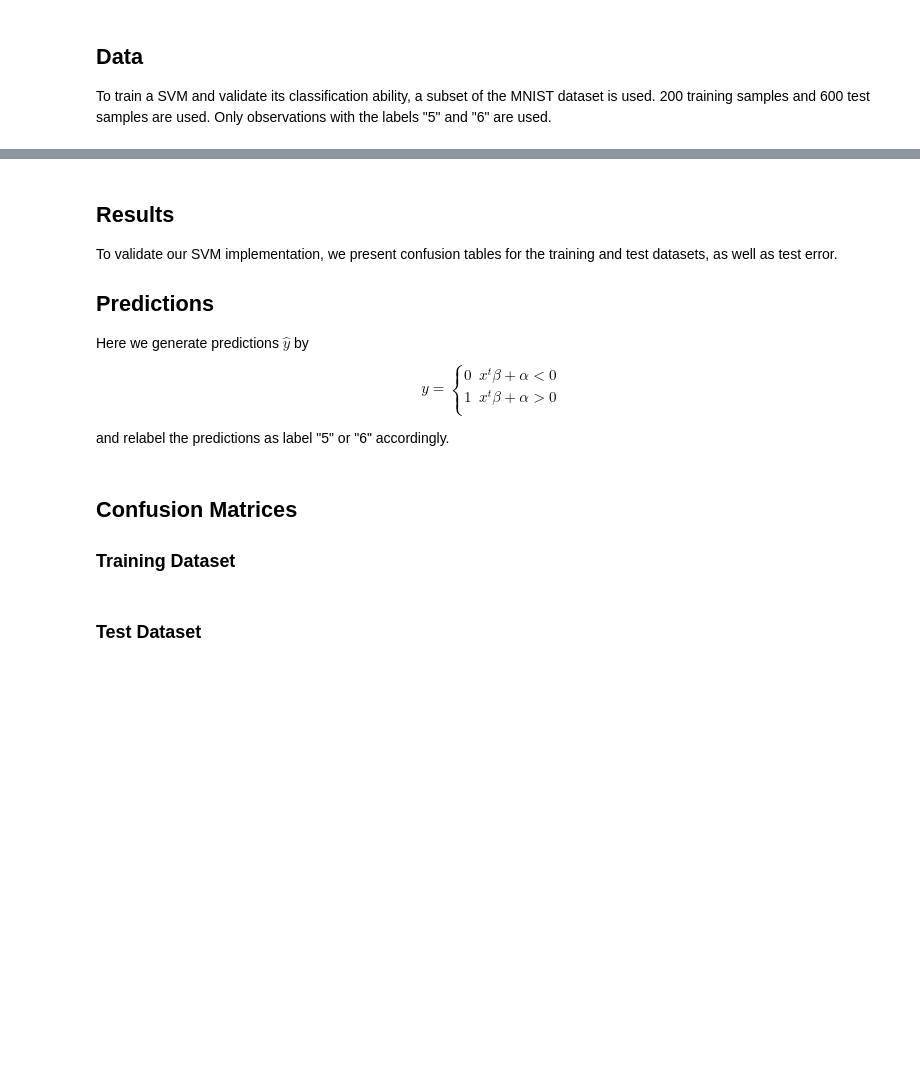
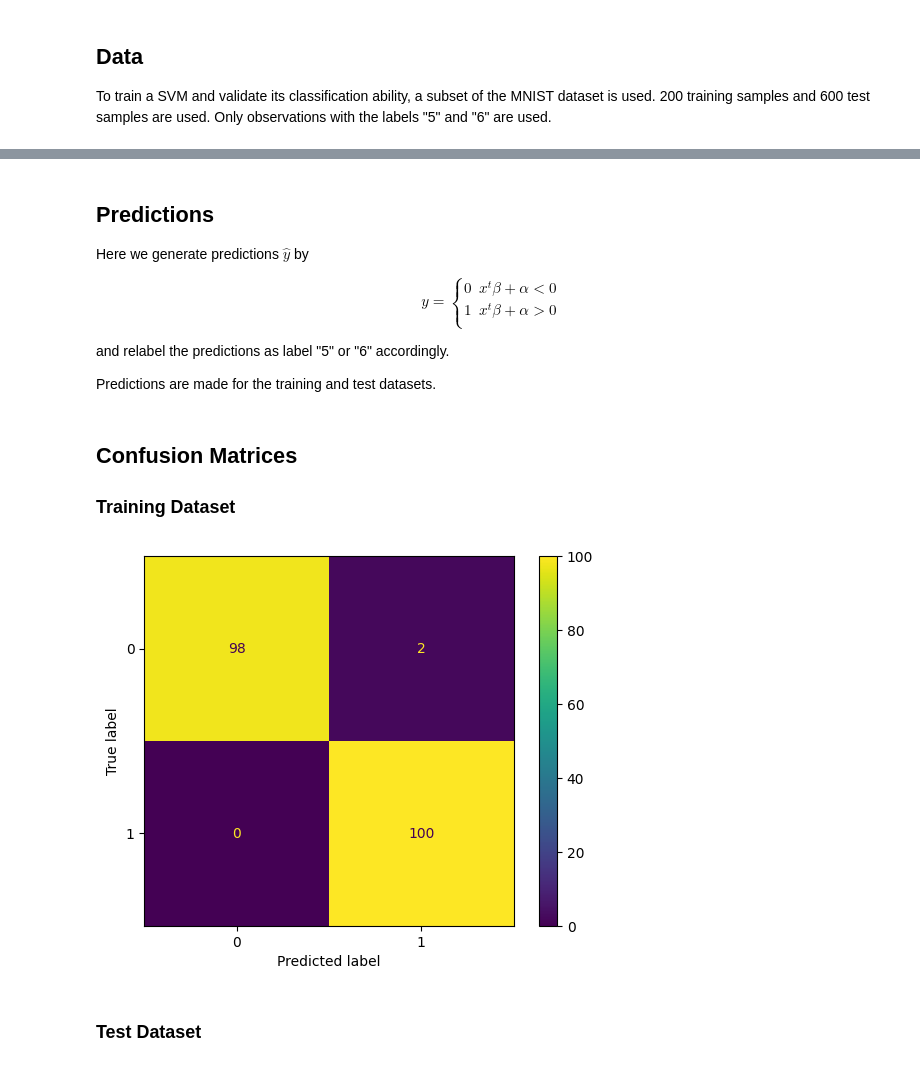
Before and after one commit to RynoXLI/PSL, a Jupyter notebook: code5/code5.ipynb, the cells around one changed output, grey strips where cells are left out. Cells and saved outputs as stored; diff of their text form; code cells hidden in the pictures; blank space fills up the shorter version.

Commit message:
expand on relabeling move prediction to results add training confusion matrix show test error as percent

```diff
--- a/code5/code5.ipynb
+++ b/code5/code5.ipynb
@@ -147,0 +141,5 @@ y_test[Y_test == Y_test.min()] = -1
+# %%
+class_a = 5
+class_b = 6
+train_y_relabeled = np.where(train_y == class_a, -1, 1)
+test_y_relabeled  = np.where(test_y  == class_b, -1, 1)
@@ -148,10 +154,12 @@ y_test[Y_test == Y_test.min()] = -1
+# %%
+num_epoch = 20
+lam       = 1  # lambda hyperparameter
+
+beta, alpha = pegasos(x=train_x, y=train_y_relabeled, epochs=num_epoch, lam=lam)
 # %% [markdown]
-## Results
-
-To validate our SVM implementation, we present confusion tables for the training and test datasets, as well as test error.
-
 ## Predictions
 Here we generate predictions $\hat{y}$ by
+
 $$
 \hat{y} =
 \begin{cases}
@@ -161,16 +169,25 @@ $$
 $$
 
 and relabel the predictions as label "5" or "6" accordingly.
+
+Predictions are made for the training and test datasets.
-# %%
-beta, alpha = pegasos(X_train, y_train)
-Y_pred = (X_test @ beta + alpha).reshape(-1)
+# %%
+# Training dataset
+train_y_pred = train_x @ beta.T + alpha
+train_y_pred = np.where(train_y_pred < 0, class_a, class_b)
+
+# Test dataset
+test_y_pred = test_x @ beta.T + alpha
+test_y_pred = np.where(test_y_pred < 0, class_a, class_b)
 # %% [markdown]
 ## Confusion Matrices
 
 ### Training Dataset
 # %%
-fig = ConfusionMatrixDisplay(confusion_matrix(Y_test == Y_test.max(), Y_pred > 0))
+fig = ConfusionMatrixDisplay(confusion_matrix(train_y, train_y_pred))
 fig.plot()
 plt.show()
+# %% [output]
+[figure, added]
 # %% [markdown]
 ### Test Dataset
```
Also changed, not shown: parts of 6 cells of this notebook.
